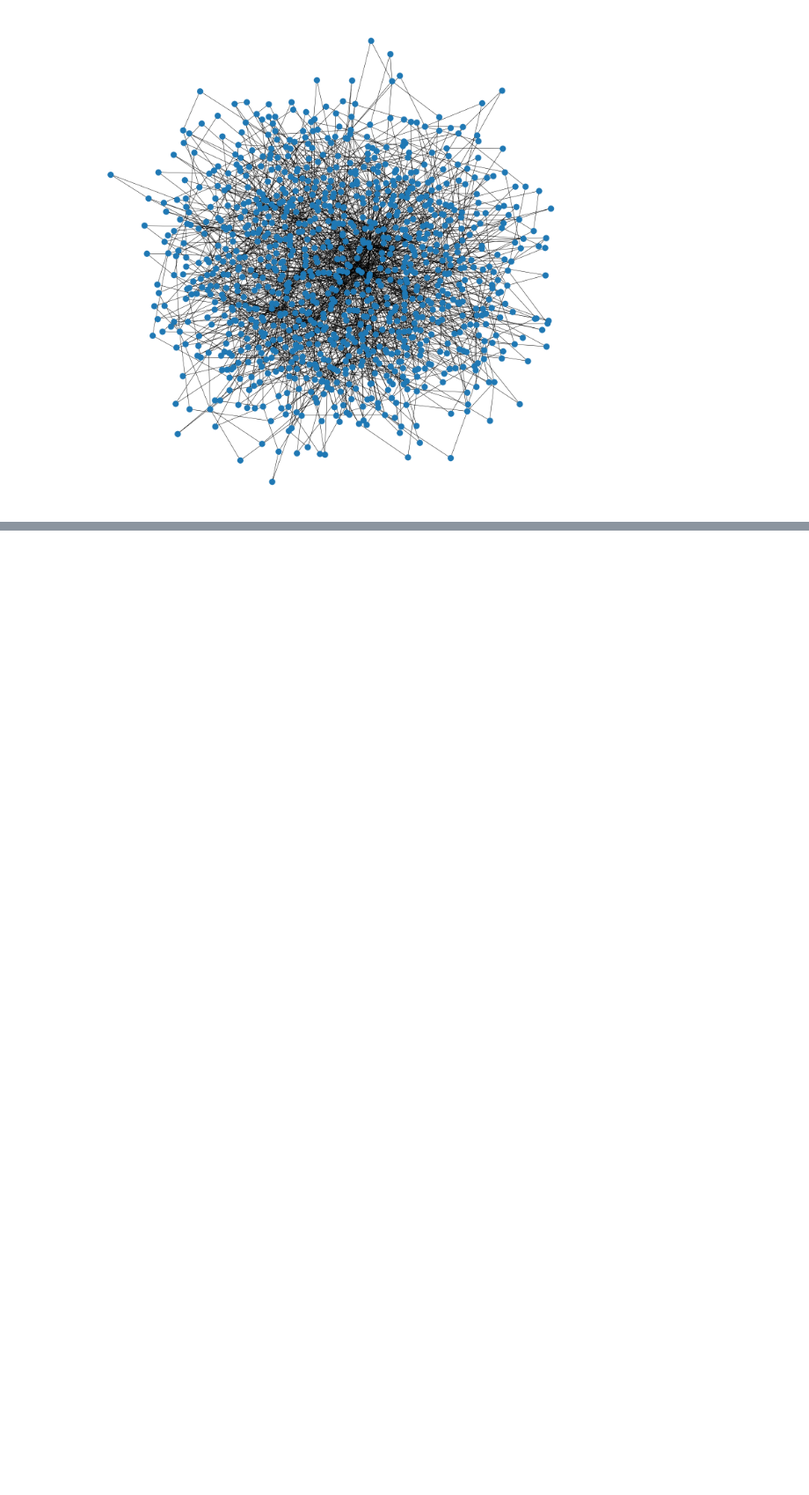
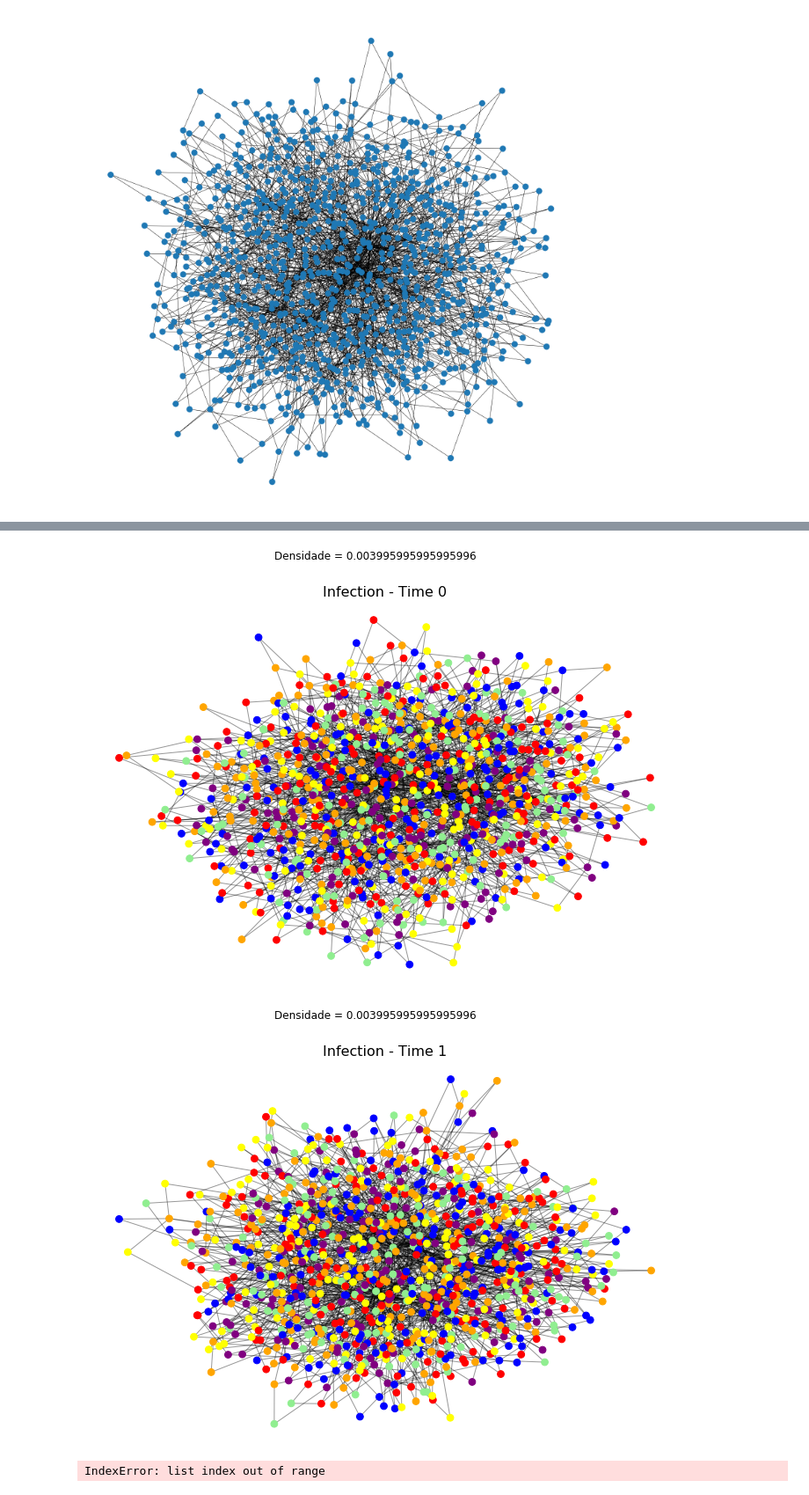
Before and after one commit to Tianshan98/evolution_of_cooperation_network, a Jupyter notebook: evolution_netowrk.ipynb, the cells around one changed output, grey strips where cells are left out. Shown at 88% size. Saved outputs shown, nothing was run; the diff lists cells and outputs as text; code cells hidden in the pictures; blank space fills up the shorter version.

```diff
--- a/evolution_netowrk.ipynb
+++ b/evolution_netowrk.ipynb
@@ -329,2 +359,21 @@ Setting up agents...
 # %%
 trial = BaseLoggingAgent.open_trial_state_history(dir_path='sim_01', trial_id=0)
+# %%
+removidos = {}
+for time in range(28):
+    print('Grafo no tempo '+str(time))
+    remov = []
+    for node in range(100):
+        try:
+            rem = trial[time][node]['removed']
+            remov.append(rem)
+            print(rem)
+        except KeyError:
+            print('Sem removidos na rodada')
+            continue
+    removidos[time] = remov
+
+pos = nx.fruchterman_reingold_layout(G)
+G1 = nx.Graph(G)
+G1.remove_edges_from(removidos[1])
+grafos = [G, G1]
@@ -330,0 +398,41 @@ trial = BaseLoggingAgent.open_trial_state_history(dir_path='sim_01', trial_id=0)
+# %%
+for time in range(28):
+    cor = []
+    for j in range(number_of_nodes):
+        cor.append(trial[time][j]['id'])
+
+    cores = []
+    for j in cor:
+        if j == 1:
+            cores.append('red')
+        elif j == 2:
+            cores.append('lightgreen')
+        elif j == 3:
+            cores.append('blue')
+        elif j == 4:
+            cores.append('yellow')
+        elif j == 5:
+            cores.append('orange')
+        else:
+            cores.append('purple')
+
+    #plotando a rede
+    plt.figure(time, figsize=(12, 8))
+    plt.axis('off')
+    pos = nx.fruchterman_reingold_layout(grafos[time])
+    nx.draw_networkx_nodes(grafos[time],pos,node_size=60,node_color=cores)
+    nx.draw_networkx_edges(grafos[time],pos,alpha=.4)
+    plt.title('Infection - Time '+str(time), size=16)
+    dens = nx.density(grafos[time])
+    plt.suptitle('Densidade = '+str(dens))
+
+    if time < 9:
+        plt.savefig('picutre'+str(time+1)+'.png')
+    elif time >= 9:
+        plt.savefig('picture_1'+str(time+1)+'.png')
+
+    plt.show()
+# %% [output]
+[figure, added]
+[figure, added]
+IndexError: list index out of range
```
Also changed, not shown: parts of 10 cells of this notebook, 3 other files.
